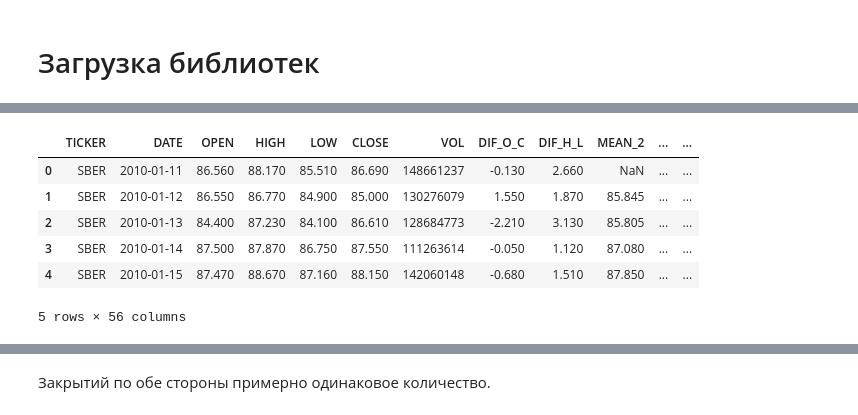
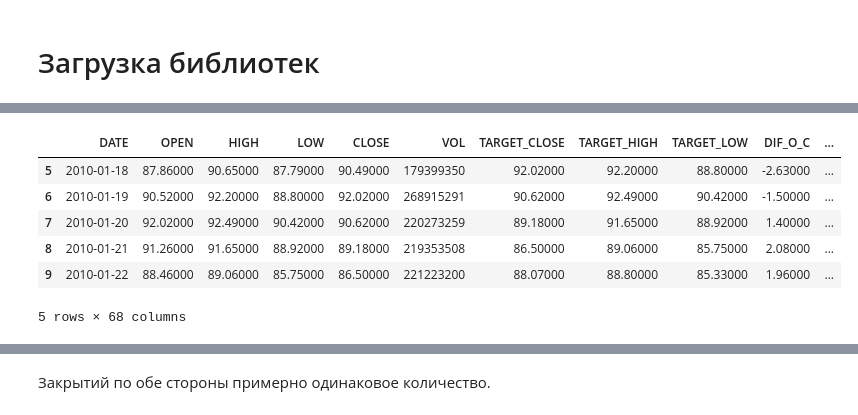
Before and after one commit to iaidarf/Stock-price-predictor_public, a Jupyter notebook: research.ipynb, the cells around one changed output, grey strips where cells are left out. Cells and saved outputs as stored; diff of their text form; code cells hidden in the pictures.

```diff
--- a/research.ipynb
+++ b/research.ipynb
@@ -54,7 +54,7 @@ from xgboost.sklearn import XGBClassifier
 # %%
 # прочитаем файл csv с историческими данными
 parse_dates = ['<DATE>']
-data = pd.read_csv('SBER_100101_211231.csv', parse_dates=parse_dates)
-data.drop(columns=['<PER>', '<TIME>'], inplace=True)
+data = pd.read_csv('SBER_100101_230501.csv', parse_dates=parse_dates)
+data.drop(columns=['<TICKER>', '<PER>', '<TIME>'], inplace=True)
 data.head(2)
 # %% [output]
@@ -84,0 +121,3 @@ memory usage: 165.1+ KB
+# %%
+drop_idx = data.loc[(data['OPEN'] - data['CLOSE']) / data['OPEN']*100 > 10].index
+drop_idx
@@ -84,0 +126,3 @@ memory usage: 165.1+ KB
+# %%
+data.drop(index=drop_idx, inplace=True)
+data.info()
@@ -120,22 +273,27 @@ def features(data):
     data['LOW_5'] = data['LOW'].rolling(window=5, center=False).min()
 
     # цены и объем за прошлые дни
-    data[['OPEN-1', 'HIGH-1', 'LOW-1', 'CLOSE-1', 'VOL-1']] = data[['OPEN', 'HIGH', 'LOW', 'CLOSE', 'VOL']].shift(1)
-    data[['OPEN-2', 'HIGH-2', 'LOW-2', 'CLOSE-2', 'VOL-2']] = data[['OPEN', 'HIGH', 'LOW', 'CLOSE', 'VOL']].shift(2)
-    data[['OPEN-3', 'HIGH-3', 'LOW-3', 'CLOSE-3', 'VOL-3']] = data[['OPEN', 'HIGH', 'LOW', 'CLOSE', 'VOL']].shift(3)
+    data[['OPEN_LAG_1', 'HIGH_LAG_1', 'LOW_LAG_1', 'CLOSE_LAG_1', 'VOL_LAG_1']] = data[['OPEN', 'HIGH', 'LOW', 'CLOSE', 'VOL']].shift(1)
+    data[['OPEN_LAG_2', 'HIGH_LAG_2', 'LOW_LAG_2', 'CLOSE_LAG_2', 'VOL_LAG_2']] = data[['OPEN', 'HIGH', 'LOW', 'CLOSE', 'VOL']].shift(2)
+    data[['OPEN_LAG_3', 'HIGH_LAG_3', 'LOW_LAG_3', 'CLOSE_LAG_3', 'VOL_LAG_3']] = data[['OPEN', 'HIGH', 'LOW', 'CLOSE', 'VOL']].shift(3)
+    data[['OPEN_LAG_4', 'HIGH_LAG_4', 'LOW_LAG_4', 'CLOSE_LAG_4', 'VOL_LAG_4']] = data[['OPEN', 'HIGH', 'LOW', 'CLOSE', 'VOL']].shift(4)
+    data[['OPEN_LAG_5', 'HIGH_LAG_5', 'LOW_LAG_5', 'CLOSE_LAG_5', 'VOL_LAG_5']] = data[['OPEN', 'HIGH', 'LOW', 'CLOSE', 'VOL']].shift(5)
+
 
     # цена открытия сегодня
     data['OPEN_TODAY'] = data['OPEN'].shift(-1)
 
+    data.dropna(inplace=True)
+
     return pd.get_dummies(data, columns=['DAY_OF_WEEK', 'MONTH'], prefix=['DAY_OF_WEEK', 'MONTH'])
 # %%
-data = features(data)
-data.head()
+data1 = features(data.copy())
+data1.head()
 # %% [output]
-|  | TICKER | DATE | OPEN | HIGH | LOW | CLOSE | VOL | DIF_O_C | DIF_H_L | MEAN_2 | ... | ... |
-| 0 | SBER | 2010-01-11 | 86.560 | 88.170 | 85.510 | 86.690 | 148661237 | -0.130 | 2.660 | NaN | ... | ... |
-| 1 | SBER | 2010-01-12 | 86.550 | 86.770 | 84.900 | 85.000 | 130276079 | 1.550 | 1.870 | 85.845 | ... | ... |
-| 2 | SBER | 2010-01-13 | 84.400 | 87.230 | 84.100 | 86.610 | 128684773 | -2.210 | 3.130 | 85.805 | ... | ... |
-| 3 | SBER | 2010-01-14 | 87.500 | 87.870 | 86.750 | 87.550 | 111263614 | -0.050 | 1.120 | 87.080 | ... | ... |
-| 4 | SBER | 2010-01-15 | 87.470 | 88.670 | 87.160 | 88.150 | 142060148 | -0.680 | 1.510 | 87.850 | ... | ... |
+|  | DATE | OPEN | HIGH | LOW | CLOSE | VOL | TARGET_CLOSE | TARGET_HIGH | TARGET_LOW | DIF_O_C | ... |
+| 5 | 2010-01-18 | 87.86000 | 90.65000 | 87.79000 | 90.49000 | 179399350 | 92.02000 | 92.20000 | 88.80000 | -2.63000 | ... |
+| 6 | 2010-01-19 | 90.52000 | 92.20000 | 88.80000 | 92.02000 | 268915291 | 90.62000 | 92.49000 | 90.42000 | -1.50000 | ... |
+| 7 | 2010-01-20 | 92.02000 | 92.49000 | 90.42000 | 90.62000 | 220273259 | 89.18000 | 91.65000 | 88.92000 | 1.40000 | ... |
+| 8 | 2010-01-21 | 91.26000 | 91.65000 | 88.92000 | 89.18000 | 219353508 | 86.50000 | 89.06000 | 85.75000 | 2.08000 | ... |
+| 9 | 2010-01-22 | 88.46000 | 89.06000 | 85.75000 | 86.50000 | 221223200 | 88.07000 | 88.80000 | 85.33000 | 1.96000 | ... |
-5 rows × 56 columns
+5 rows × 68 columns
```
Also changed, not shown: parts of 76 cells of this notebook, 6 other files.
